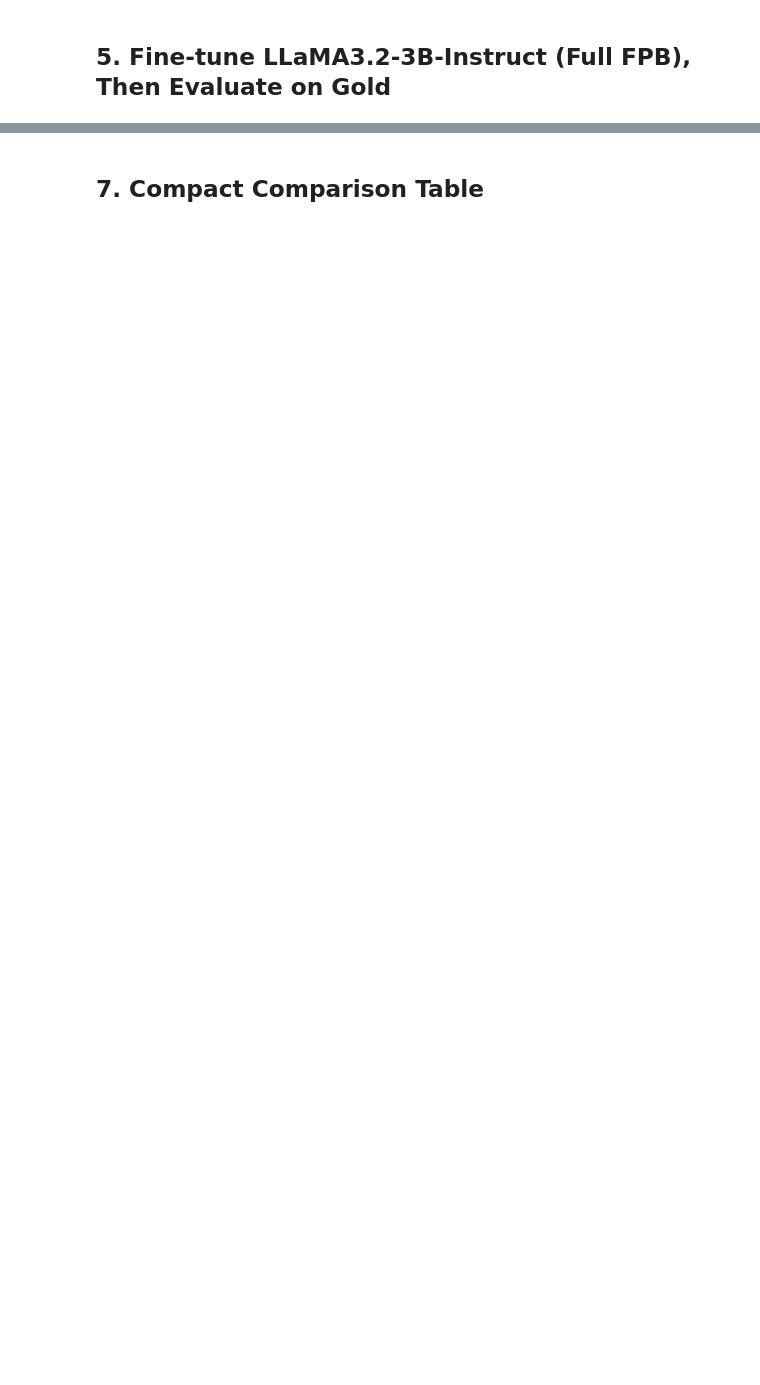
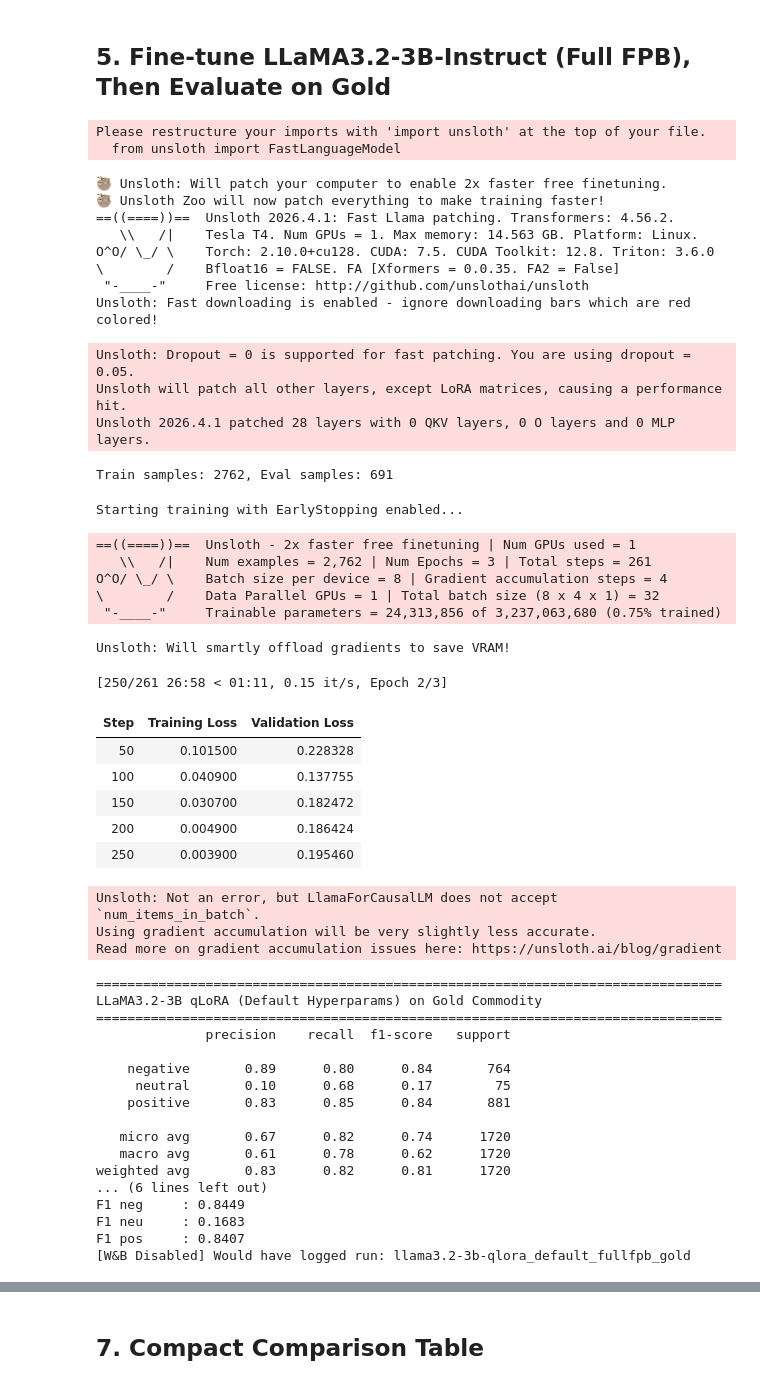
Before and after one commit to HwGan123/IS469_wealth_manager_project, a Jupyter notebook: experiments/sentiment_agent/llama3.2_3b-instruct.ipynb, the cells around one changed output, grey strips where cells are left out. Cells and saved outputs as stored; diff of their text form; code cells hidden in the pictures; blank space fills up the shorter version.

```diff
--- a/experiments/sentiment_agent/llama3.2_3b-instruct.ipynb
+++ b/experiments/sentiment_agent/llama3.2_3b-instruct.ipynb
@@ -333,14 +421,22 @@ llama_model = FastLanguageModel.get_peft_model(
     random_state=SEED,
 )
 
-train_ds = Dataset.from_dict({
-    'text': [make_chat_train_text(llama_tokenizer, s, y) for s, y in zip(fpb_df['sentence'], fpb_df['label_text'])]
-})
+# Create train/val split from FPB
+train_texts = [make_chat_train_text(llama_tokenizer, s, y) for s, y in zip(fpb_df['sentence'], fpb_df['label_text'])]
+split_idx = int(0.8 * len(train_texts))
+train_texts_split = train_texts[:split_idx]
+eval_texts_split = train_texts[split_idx:]
+
+train_ds = Dataset.from_dict({'text': train_texts_split})
+eval_ds = Dataset.from_dict({'text': eval_texts_split})
+
+print(f'Train samples: {len(train_ds)}, Eval samples: {len(eval_ds)}')
 
 trainer = SFTTrainer(
     model=llama_model,
     tokenizer=llama_tokenizer,
     train_dataset=train_ds,
+    eval_dataset=eval_ds,
     dataset_text_field='text',
     max_seq_length=MAX_SEQ_LEN,
     data_collator=DataCollatorForSeq2Seq(tokenizer=llama_tokenizer),
@@ -356,12 +452,23 @@ trainer = SFTTrainer(
         weight_decay=0.01,
         optim='adamw_8bit',
         logging_steps=20,
-        save_strategy='epoch',
+        save_strategy='steps',
+        save_steps=50,
+        eval_strategy='steps',
+        eval_steps=50,
+        load_best_model_at_end=True,
+        metric_for_best_model='loss',
         seed=SEED,
         report_to='none',
         fp16=not torch.cuda.is_bf16_supported(),
         bf16=torch.cuda.is_bf16_supported(),
     ),
+    callbacks=[
+        EarlyStoppingCallback(
+            early_stopping_patience=3,
+            early_stopping_threshold=0.001,
+        )
+    ],
 )
 
 trainer = train_on_responses_only(
@@ -370,6 +477,7 @@ trainer = train_on_responses_only(
     response_part='<|start_header_id|>assistant<|end_header_id|>\n\n',
 )
 
+print('Starting training with EarlyStopping enabled...')
 train_out = trainer.train()
 llama_model.save_pretrained(LLAMA_ADAPTER_DIR)
 llama_tokenizer.save_pretrained(LLAMA_ADAPTER_DIR)
@@ -380,31 +488,80 @@ llama_model.eval()
 llama_preds = batched_generate_labels(
     llama_model,
     llama_tokenizer,
     gold_eval_df['sentence'].tolist(),
     batch_size=64,
     max_new_tokens=3,
 )
 
 llama_metrics = evaluate_predictions(gold_eval_df['label_text'].tolist(), llama_preds)
 print_metrics('LLaMA3.2-3B qLoRA (Default Hyperparams) on Gold Commodity', llama_metrics)
 
 log_run_to_wandb(
     run_name='llama3.2-3b-qlora_default_fullfpb_gold',
     config_dict={
         'model_name': LLAMA_MODEL_NAME,
         'adapter_dir': LLAMA_ADAPTER_DIR,
         'stage': 'finetune_default',
         'dataset_train': 'financialphrasebank_75agree_full',
         'dataset_eval': 'gold-commodity-sentiment-eval',
         'lora_r': 16,
         'lora_alpha': 32,
         'lora_dropout': 0.05,
         'epochs': 3,
         'lr': 2e-4,
         'batch_size': 8,
         'grad_accum': 4,
         'train_loss': float(train_out.training_loss),
     },
     metrics=llama_metrics,
 )
+# %% [output]
+Please restructure your imports with 'import unsloth' at the top of your file.
+  from unsloth import FastLanguageModel
+🦥 Unsloth: Will patch your computer to enable 2x faster free finetuning.
+🦥 Unsloth Zoo will now patch everything to make training faster!
+==((====))==  Unsloth 2026.4.1: Fast Llama patching. Transformers: 4.56.2.
+   \\   /|    Tesla T4. Num GPUs = 1. Max memory: 14.563 GB. Platform: Linux.
+O^O/ \_/ \    Torch: 2.10.0+cu128. CUDA: 7.5. CUDA Toolkit: 12.8. Triton: 3.6.0
+\        /    Bfloat16 = FALSE. FA [Xformers = 0.0.35. FA2 = False]
+ "-____-"     Free license: http://github.com/unslothai/unsloth
+Unsloth: Fast downloading is enabled - ignore downloading bars which are red colored!
+Unsloth: Dropout = 0 is supported for fast patching. You are using dropout = 0.05.
+Unsloth will patch all other layers, except LoRA matrices, causing a performance hit.
+Unsloth 2026.4.1 patched 28 layers with 0 QKV layers, 0 O layers and 0 MLP layers.
+Train samples: 2762, Eval samples: 691
+Starting training with EarlyStopping enabled...
+==((====))==  Unsloth - 2x faster free finetuning | Num GPUs used = 1
+   \\   /|    Num examples = 2,762 | Num Epochs = 3 | Total steps = 261
+O^O/ \_/ \    Batch size per device = 8 | Gradient accumulation steps = 4
+\        /    Data Parallel GPUs = 1 | Total batch size (8 x 4 x 1) = 32
+ "-____-"     Trainable parameters = 24,313,856 of 3,237,063,680 (0.75% trained)
+Unsloth: Will smartly offload gradients to save VRAM!
+[250/261 26:58 < 01:11, 0.15 it/s, Epoch 2/3]
+| Step | Training Loss | Validation Loss |
+| 50 | 0.101500 | 0.228328 |
+| 100 | 0.040900 | 0.137755 |
+| 150 | 0.030700 | 0.182472 |
+| 200 | 0.004900 | 0.186424 |
+| 250 | 0.003900 | 0.195460 |
+Unsloth: Not an error, but LlamaForCausalLM does not accept `num_items_in_batch`.
+Using gradient accumulation will be very slightly less accurate.
+Read more on gradient accumulation issues here: https://unsloth.ai/blog/gradient
+================================================================================
+LLaMA3.2-3B qLoRA (Default Hyperparams) on Gold Commodity
+================================================================================
+              precision    recall  f1-score   support
+
+    negative       0.89      0.80      0.84       764
+     neutral       0.10      0.68      0.17        75
+    positive       0.83      0.85      0.84       881
+
+   micro avg       0.67      0.82      0.74      1720
+   macro avg       0.61      0.78      0.62      1720
+weighted avg       0.83      0.82      0.81      1720
+... (6 lines left out)
+F1 neg     : 0.8449
+F1 neu     : 0.1683
+F1 pos     : 0.8407
+[W&B Disabled] Would have logged run: llama3.2-3b-qlora_default_fullfpb_gold
 # %% [markdown]
```
Also changed, not shown: parts of 18 cells of this notebook, 3 other files.
